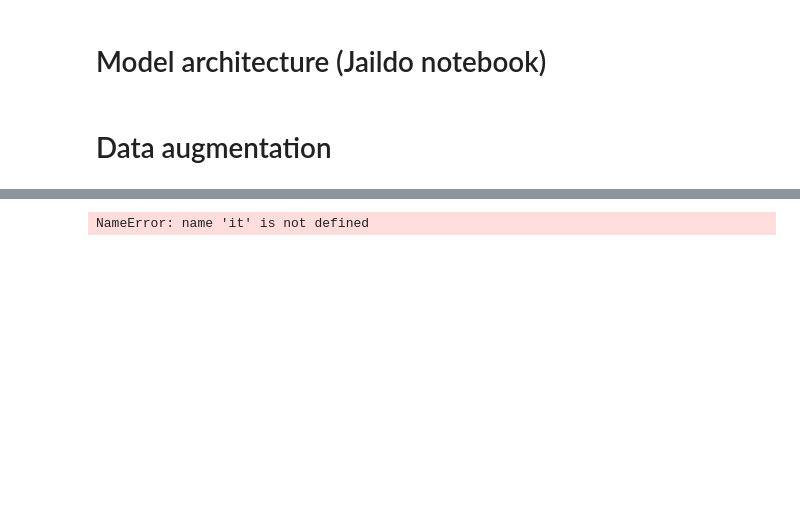
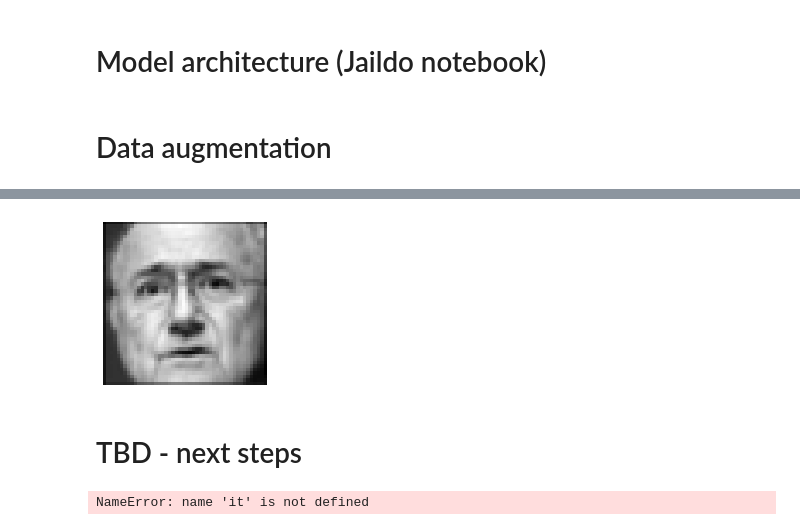
Before and after one commit to JaildoR/getthevibe_api, a Jupyter notebook: notebooks/PF-DataAugmentation.ipynb, the cells around one changed output, grey strips where cells are left out. Drawn from its saved outputs; the diff is of its cells as text; code cells hidden in the pictures; blank space fills up the shorter version.

```diff
--- a/notebooks/PF-DataAugmentation.ipynb
+++ b/notebooks/PF-DataAugmentation.ipynb
@@ -189,0 +183,27 @@ numpy.ndarray
+# %%
+from numpy import expand_dims
+import copy
+
+# expand each array to 4D (1, X, X, 1) for flow
+def expandto4D(x):
+    # if array of arrays
+    Xpanded = copy.deepcopy(x)
+    if x.ndim == 1:
+        for i in range(0,len(x)):
+            Xpanded[i] = np.expand_dims(Xpanded[i], 0)
+            Xpanded[i] = np.expand_dims(Xpanded[i], 3)
+    # if single array
+    elif x.ndim == 2:
+        Xpanded = np.expand_dims(Xpanded, 0)
+        Xpanded = np.expand_dims(Xpanded, 3)
+    return Xpanded
+
+# squeeze back to 2D (X, X) for dataframe
+def squeezeto2D(x):
+    Xpanded = copy.deepcopy(x)
+    if Xpanded.ndim == 4:
+        # remove first dimension of 4D array
+        squeezed = np.squeeze(Xpanded, axis=0)
+        # remove last dimension of 3D array
+        squeezed = np.squeeze(squeezed, axis=2)
+    return squeezed
@@ -410,3 +336,14 @@ X_aug[0].shape
+# %%
+resized_array = squeezeto2D(img_array)
+# %%
+# show image
+plt.figure(figsize=(3,3))
+plt.imshow(resized_array, cmap=plt.cm.gray, aspect='equal')
+plt.axis('off');
+# %% [output]
+[figure, added]
+# %% [markdown]
+# TBD - next steps
 # %%
 # fit model on the augmented dataset
 model.fit_generator(it, steps_per_epoch=len(X))
```
Also changed, not shown: parts of 56 cells of this notebook, 38 other files.
